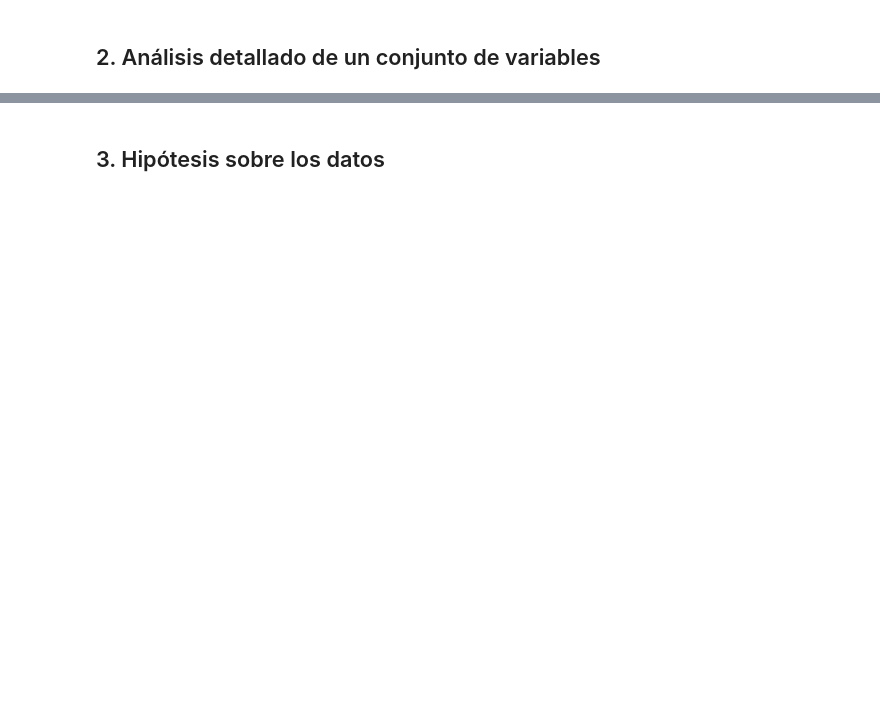
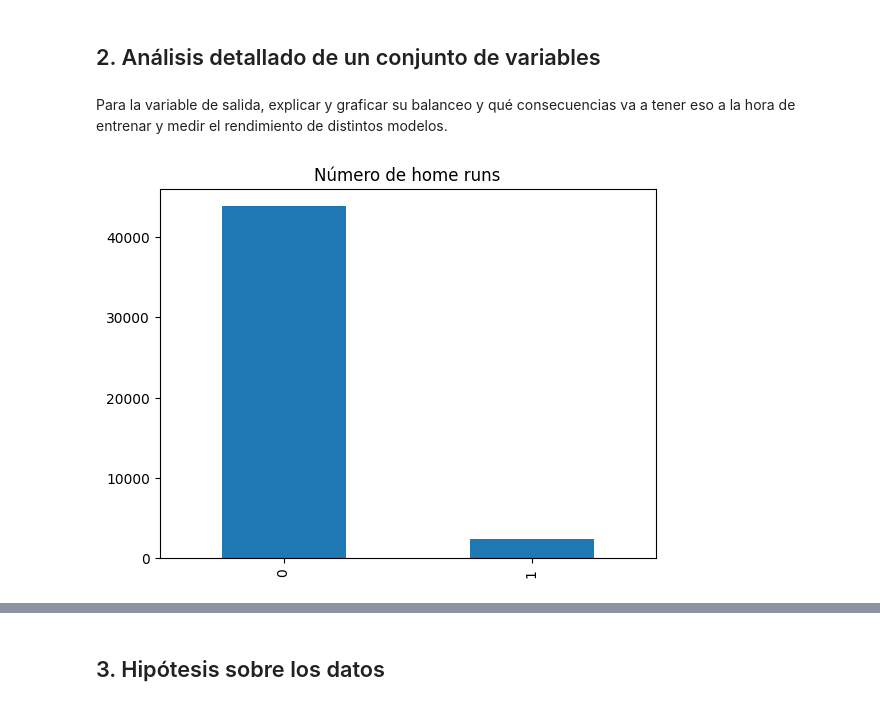
Before and after one commit to MatiasWilliner/TP_ML_Dominguez_Lastra_Williner, a Jupyter notebook: tp1_EDA.ipynb, the cells around one changed output, grey strips where cells are left out. Saved outputs shown, nothing was run; the diff lists cells and outputs as text; code cells hidden in the pictures; blank space fills up the shorter version.

```diff
--- a/tp1_EDA.ipynb
+++ b/tp1_EDA.ipynb
@@ -121,3 +121,6 @@ completa.NAME.head(9)
 7    Chase Field
 8    Chase Field
 Name: NAME, dtype: object
+# %%
+completa = completa.drop(['park','bip_id','batter_id','pitcher_id'],axis=1)
+completa.describe()
@@ -124,2 +137,8 @@ Name: NAME, dtype: object
 # %% [markdown]
 ## 2. Análisis detallado de un conjunto de variables
+# %% [markdown]
+Para la variable de salida, explicar y graficar su balanceo y qué consecuencias va a tener eso a la hora de entrenar y medir el rendimiento de distintos modelos.
+# %%
+completa.is_home_run.value_counts().plot.bar(title='Número de home runs');
+# %% [output]
+[figure, added]
```
Also changed, not shown: parts of 15 cells of this notebook.
